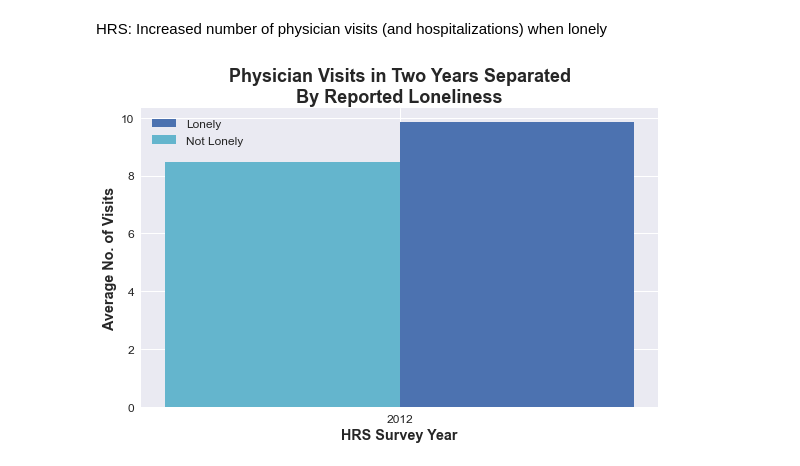
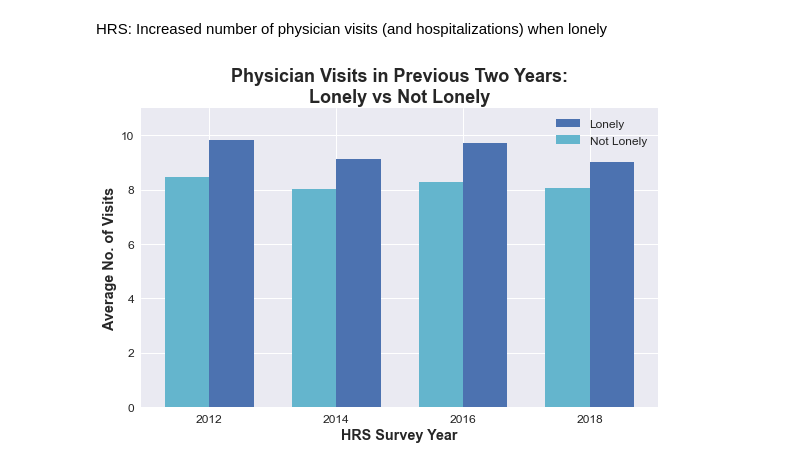
Before and after one commit to fyzeen/Senior-Isolation-Report, a Jupyter notebook: senior-isolation.ipynb, the cells around one changed output. Drawn from its saved outputs; the diff is of its cells as text; code cells hidden in the pictures.

Commit message:
Rendered all plots with all data; ONLY final formatting and (possibly) 2020 HRS remain

```diff
--- a/senior-isolation.ipynb
+++ b/senior-isolation.ipynb
@@ -518,39 +564,49 @@ def hrs_visits(df, column, DK_val, RF_val):
     lonely_n_describe = lonely_n.describe()
     return [lonely_y_describe, lonely_n_describe, ttest]
 # %%
-#number of doctor visits separated by reported loneliness
+#number of doctor visits: lonely vs not lonely
 
 #putting data through hrs_visits function to find number of doctor visits
 hrs12_dvisits = hrs_visits(hrs12m, 'NN147', 998, 999)
+hrs14_dvisits = hrs_visits(hrs14m, 'NN147', 998, 999)
+hrs16_dvisits = hrs_visits(hrs16m, 'NN147', 998, 999)
+hrs18_dvisits = hrs_visits(hrs18m, 'NN147', 998, 999)
 
 #create empty lists to be filled with mean number of visits, separated by whether reported feeling lonely or not
 lonely_dvisits = []
 nlonely_dvisits = []
 
 #appending data from hrs_visits onto lonely_dvisits and nlonely_dvisits to plot
 lonely_dvisits.append(hrs12_dvisits[0]['mean'])
+lonely_dvisits.append(hrs14_dvisits[0]['mean'])
+lonely_dvisits.append(hrs16_dvisits[0]['mean'])
+lonely_dvisits.append(hrs18_dvisits[0]['mean'])
 
 nlonely_dvisits.append(hrs12_dvisits[1]['mean'])
+nlonely_dvisits.append(hrs14_dvisits[1]['mean'])
+nlonely_dvisits.append(hrs16_dvisits[1]['mean'])
+nlonely_dvisits.append(hrs18_dvisits[1]['mean'])
 
 #set manual bar width and 'x_indexes' to make offsets possible
 x_indexes = np.arange(len(lonely_dvisits))
 width = 0.35
 
 #rendering double bar graph with styling
-plt.title("Physician Visits in Two Years Separated\nBy Reported Loneliness", fontsize=18, fontweight='bold')
+plt.title("Physician Visits in Previous Two Years:\nLonely vs Not Lonely", fontsize=18, fontweight='bold')
 plt.bar(x_indexes + width/2, lonely_dvisits, width=width, label='Lonely')
 plt.bar(x_indexes - width/2, nlonely_dvisits, width=width, label='Not Lonely', color='#64b5cd')
 
 #NOTE: add 'edgecolor='black', linewidth=1' to plt.bar if you want to add borders to each of the bars
 
 plt.xlabel('HRS Survey Year', fontsize='x-large', fontweight='bold')
 plt.ylabel('Average No. of Visits', fontsize='x-large', fontweight='bold')
-plt.xticks(ticks=x_indexes, labels=['2012'], fontsize='large')
+plt.xticks(ticks=x_indexes, labels=['2012', '2014', '2016', '2018'], fontsize='large')
 plt.yticks(fontsize='large')
+plt.ylim(0, 11)
 
 plt.legend(fontsize='large')
 plt.tight_layout()
 plt.show()
 # %% [output]
-[figure, old version]
+[figure, new version]
 # %%
```
Also changed, not shown: parts of 13 cells of this notebook.
